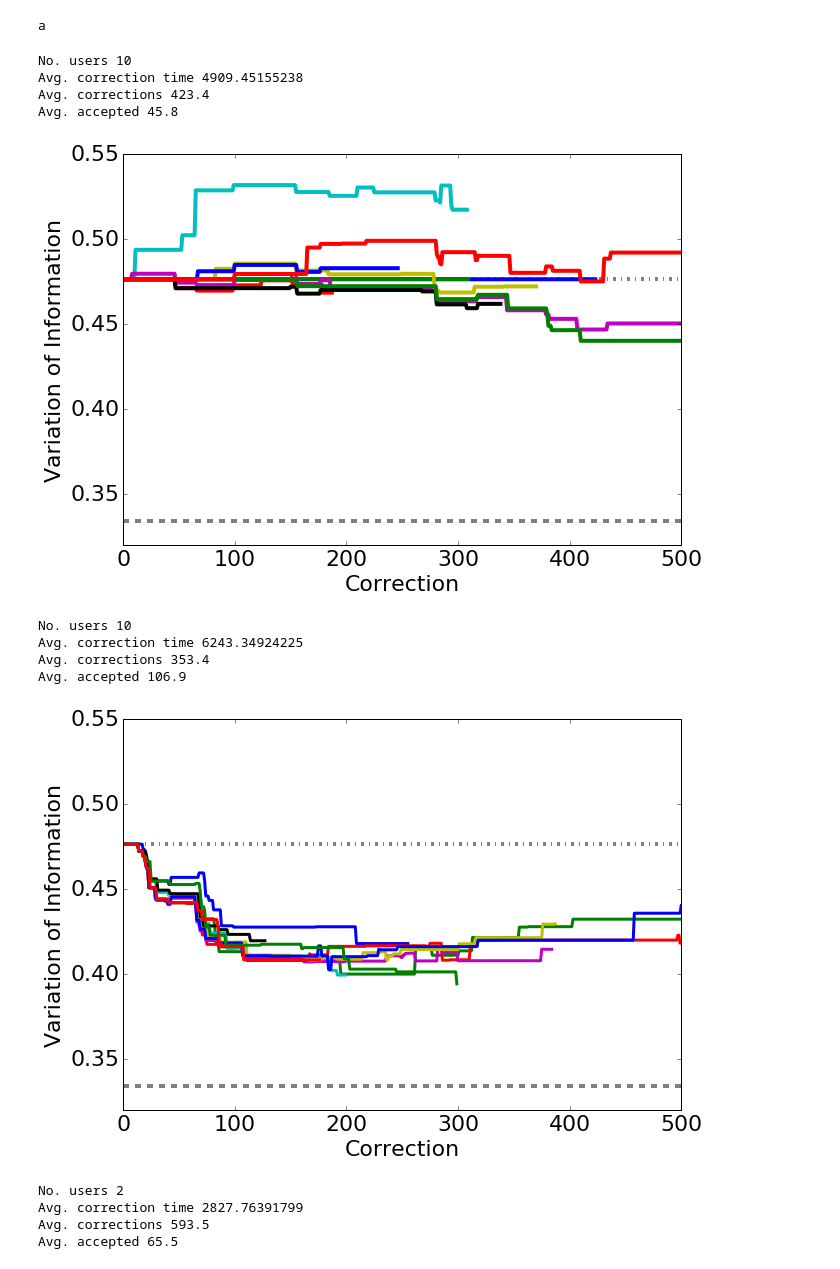
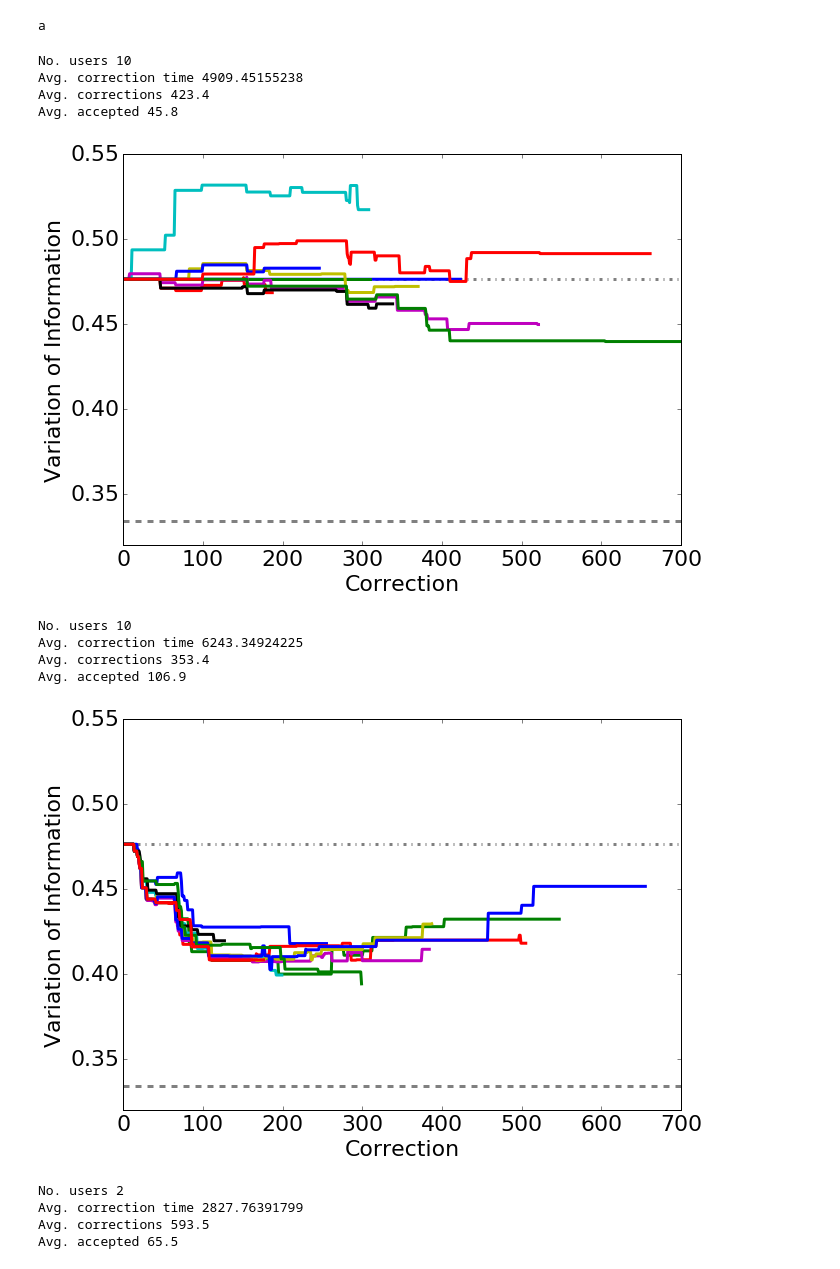
Before and after one commit to VCG/gp, a Jupyter notebook: ipy_test/LOAD_USER.ipynb, the cells around one changed output. Drawn from its saved outputs; the diff is of its cells as text; code cells hidden in the pictures.

```diff
--- a/ipy_test/LOAD_USER.ipynb
+++ b/ipy_test/LOAD_USER.ipynb
@@ -42,21 +42,21 @@ for l in lines[1:]:
         else:
             GP_USERS.append(userid)
 # %%
-fp_vi_per_slice, fp_merge_vis, fp_split_vis = gp.Stats.analyze_users(FP_USERS, gold, rhoana)
+fp_vi_per_slice, fp_merge_vis, fp_split_vis = gp.Stats.analyze_users(FP_USERS, gold, rhoana, clampX=700)
 # %% [output]
 No. users 10
 Avg. correction time 4909.45155238
 Avg. corrections 423.4
 Avg. accepted 45.8
-[figure, old version]
+[figure, new version]
 # %%
-gp_vi_per_slice, gp_merge_vis, gp_split_vis = gp.Stats.analyze_users(GP_USERS, gold, rhoana)
+gp_vi_per_slice, gp_merge_vis, gp_split_vis = gp.Stats.analyze_users(GP_USERS, gold, rhoana, clampX=700)
 # %% [output]
 No. users 10
 Avg. correction time 6243.34924225
 Avg. corrections 353.4
 Avg. accepted 106.9
-[figure, old version]
+[figure, new version]
 # %%
 expert_fp_vi_per_slice, expert_fp_merge_vis, expert_fp_split_vis = gp.Stats.analyze_users(FP_EXPERTS, gold, rhoana,
 #                                                                                           oracle=['simuserFP'],
```
Also changed, not shown: parts of 8 cells of this notebook, 4 other files.
